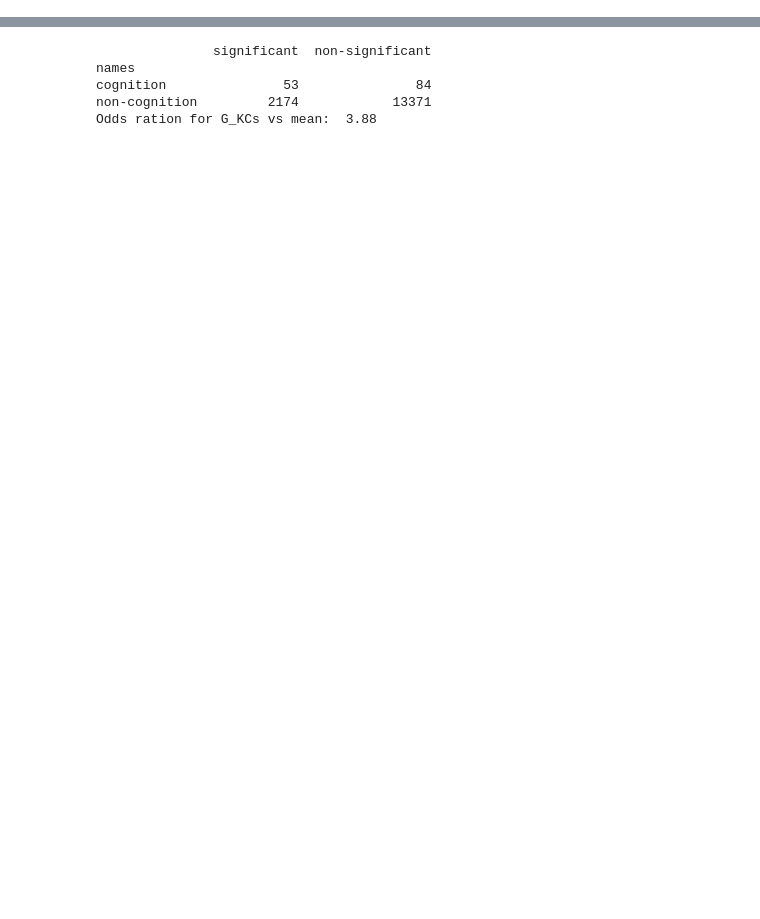
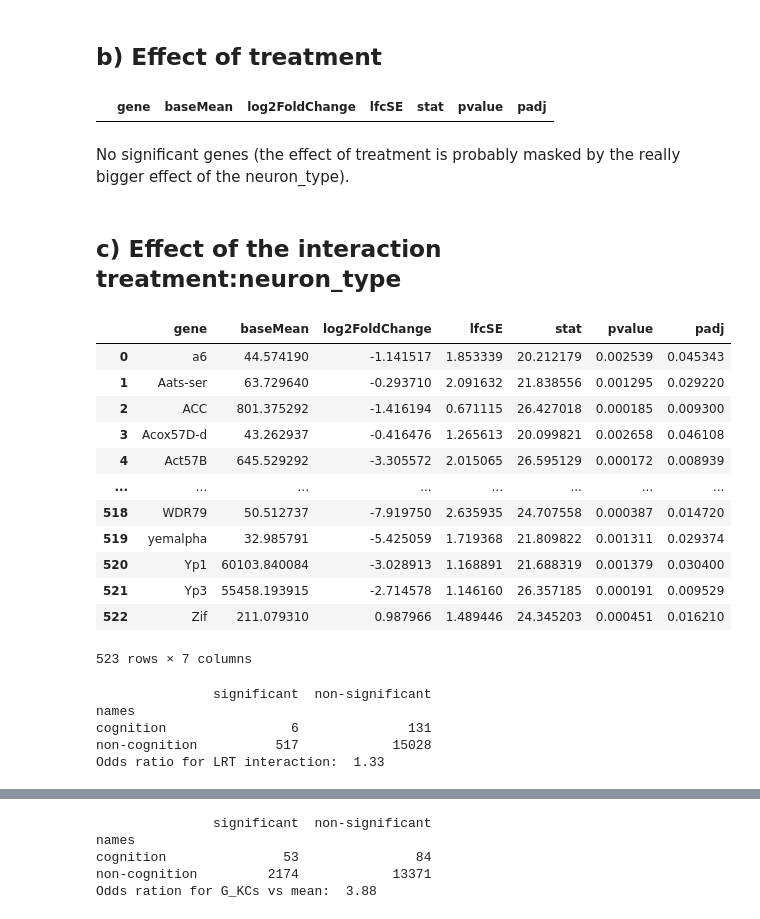
Before and after one commit to marieanselmet/genetic_link_metabolism_neurodegeneration, a Jupyter notebook: single_cell_RNAseq_MB/DGE_analysis_data.ipynb, the cells around one changed output, grey strips where cells are left out. Saved outputs shown, nothing was run; the diff lists cells and outputs as text; code cells hidden in the pictures; blank space fills up the shorter version.

```diff
--- a/single_cell_RNAseq_MB/DGE_analysis_data.ipynb
+++ b/single_cell_RNAseq_MB/DGE_analysis_data.ipynb
@@ -103,0 +138,43 @@ prop_top_list(genes_mean_DAL)
+# %% [markdown]
+## b) Effect of treatment
+# %%
+# Load DESeq results
+genes_LRT_treatment = pd.read_excel(PATH_MY_DGE + LRT_TREATMENT)
+genes_LRT_treatment.head()
+# %% [output]
+|  | gene | baseMean | log2FoldChange | lfcSE | stat | pvalue | padj |
+# %% [markdown]
+No significant genes (the effect of treatment is probably masked by the really bigger effect of the neuron_type).
+# %% [markdown]
+## c) Effect of the interaction treatment:neuron_type
+# %%
+# Load DESeq results
+genes_LRT_interaction = pd.read_excel(PATH_MY_DGE + LRT_INTERACTION)
+genes_LRT_interaction
+# %% [output]
+|  | gene | baseMean | log2FoldChange | lfcSE | stat | pvalue | padj |
+| 0 | a6 | 44.574190 | -1.141517 | 1.853339 | 20.212179 | 0.002539 | 0.045343 |
+| 1 | Aats-ser | 63.729640 | -0.293710 | 2.091632 | 21.838556 | 0.001295 | 0.029220 |
+| 2 | ACC | 801.375292 | -1.416194 | 0.671115 | 26.427018 | 0.000185 | 0.009300 |
+| 3 | Acox57D-d | 43.262937 | -0.416476 | 1.265613 | 20.099821 | 0.002658 | 0.046108 |
+| 4 | Act57B | 645.529292 | -3.305572 | 2.015065 | 26.595129 | 0.000172 | 0.008939 |
+| ... | ... | ... | ... | ... | ... | ... | ... |
+| 518 | WDR79 | 50.512737 | -7.919750 | 2.635935 | 24.707558 | 0.000387 | 0.014720 |
+| 519 | yemalpha | 32.985791 | -5.425059 | 1.719368 | 21.809822 | 0.001311 | 0.029374 |
+| 520 | Yp1 | 60103.840084 | -3.028913 | 1.168891 | 21.688319 | 0.001379 | 0.030400 |
+| 521 | Yp3 | 55458.193915 | -2.714578 | 1.146160 | 26.357185 | 0.000191 | 0.009529 |
+| 522 | Zif | 211.079310 | 0.987966 | 1.489446 | 24.345203 | 0.000451 | 0.016210 |
+523 rows × 7 columns
+# %%
+# Build contigency table of genes significant genes vs genes related to cognition
+contingency_table_LRT_interaction = compute_contingency_table(genes_LRT_interaction)
+print(contingency_table_LRT_interaction)
+# Compute odds ratios of significance for the condition "gene related to cognition"
+odds_ratio_LRT_interaction = compute_odds_ratio(contingency_table_LRT_interaction)
+print("Odds ratio for LRT interaction:  %.2f" % odds_ratio_LRT_interaction)
+# %% [output]
+               significant  non-significant
+names
+cognition                6              131
+non-cognition          517            15028
+Odds ratio for LRT interaction:  1.33
```
Also changed, not shown: parts of 45 cells of this notebook.
